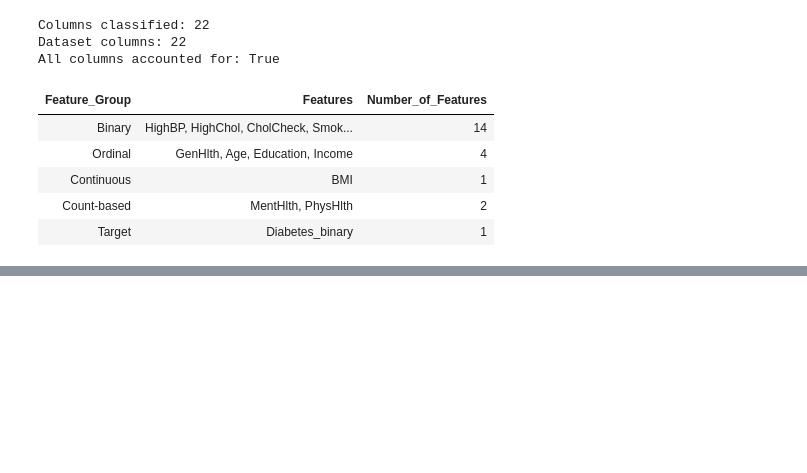
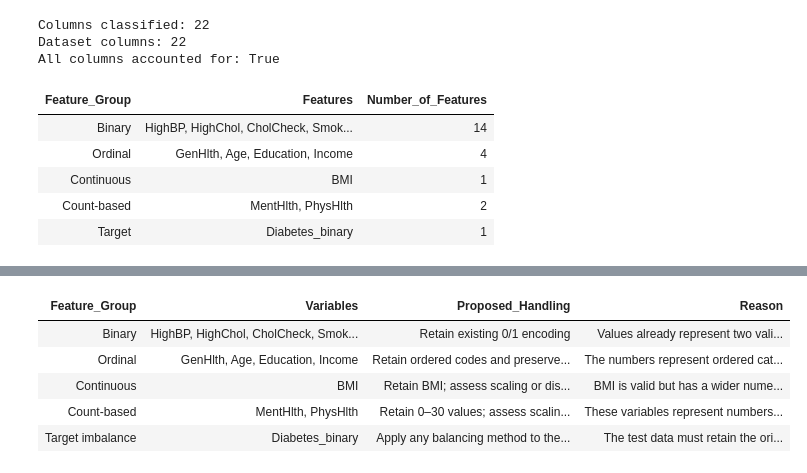
Before and after one commit to ikhalf0/Data_Engineering_and_Ai, a Jupyter notebook: notebooks/05_data_preprocessing_feature_engineering.ipynb, the cells around one changed output, grey strips where cells are left out. Cells and saved outputs as stored; diff of their text form; code cells hidden in the pictures; blank space fills up the shorter version.

```diff
--- a/notebooks/05_data_preprocessing_feature_engineering.ipynb
+++ b/notebooks/05_data_preprocessing_feature_engineering.ipynb
@@ -166,0 +292,40 @@ All columns accounted for: True
+# %%
+preprocessing_plan = pd.DataFrame({
+    "Feature_Group": [
+        "Binary",
+        "Ordinal",
+        "Continuous",
+        "Count-based",
+        "Target imbalance"
+    ],
+    "Variables": [
+        ", ".join(binary_features),
+        ", ".join(ordinal_features),
+        ", ".join(continuous_features),
+        ", ".join(count_features),
+        "Diabetes_binary"
+    ],
+    "Proposed_Handling": [
+        "Retain existing 0/1 encoding",
+        "Retain ordered codes and preserve their ranking",
+        "Retain BMI; assess scaling or discretisation after the data split",
+        "Retain 0–30 values; assess scaling or discretisation after the data split",
+        "Apply any balancing method to the training data only"
+    ],
+    "Reason": [
+        "Values already represent two valid categories",
+        "The numbers represent ordered categories rather than exact measurements",
+        "BMI is valid but has a wider numerical range than most predictors",
+        "These variables represent numbers of unhealthy days",
+        "The test data must retain the original class distribution"
+    ]
+})
+
+display(preprocessing_plan.style.hide(axis="index"))
+# %% [output]
+| Feature_Group | Variables | Proposed_Handling | Reason |
+| Binary | HighBP, HighChol, CholCheck, Smok... | Retain existing 0/1 encoding | Values already represent two vali... |
+| Ordinal | GenHlth, Age, Education, Income | Retain ordered codes and preserve... | The numbers represent ordered cat... |
+| Continuous | BMI | Retain BMI; assess scaling or dis... | BMI is valid but has a wider nume... |
+| Count-based | MentHlth, PhysHlth | Retain 0–30 values; assess scalin... | These variables represent numbers... |
+| Target imbalance | Diabetes_binary | Apply any balancing method to the... | The test data must retain the ori... |
```
Also changed, not shown: parts of 9 cells of this notebook.
